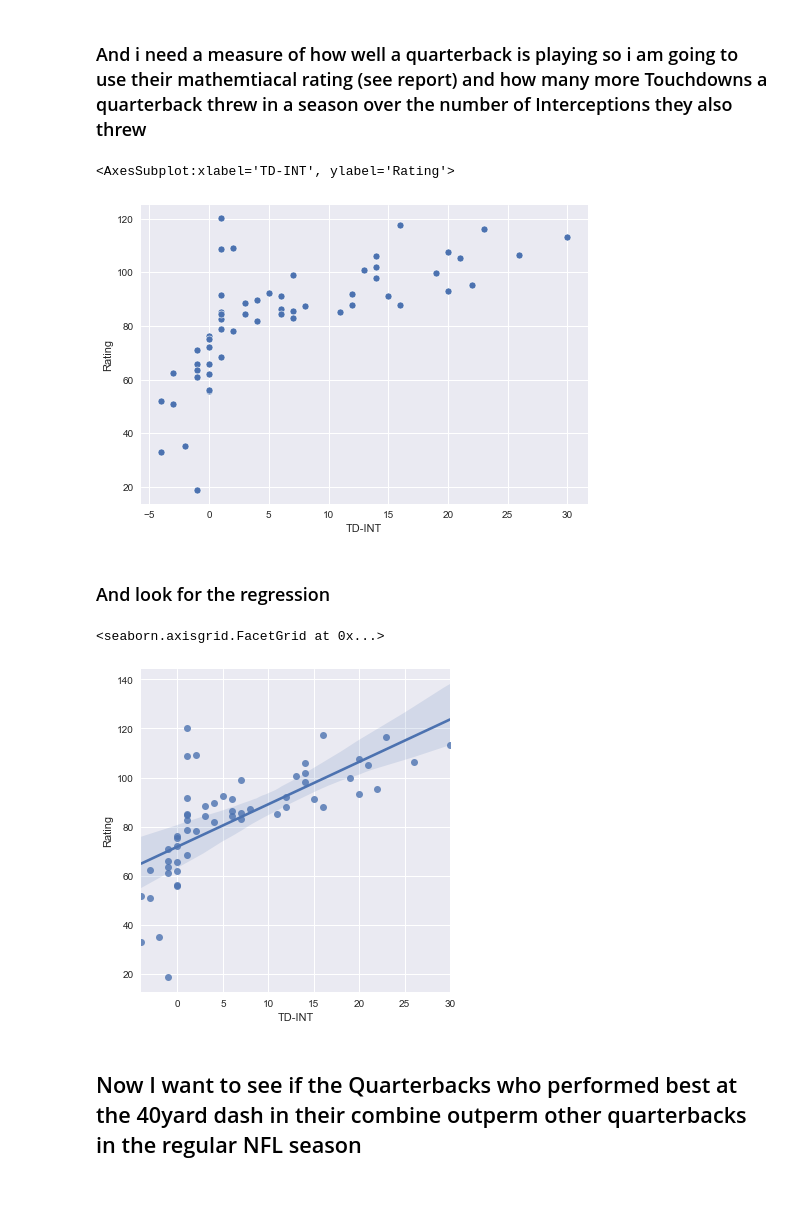
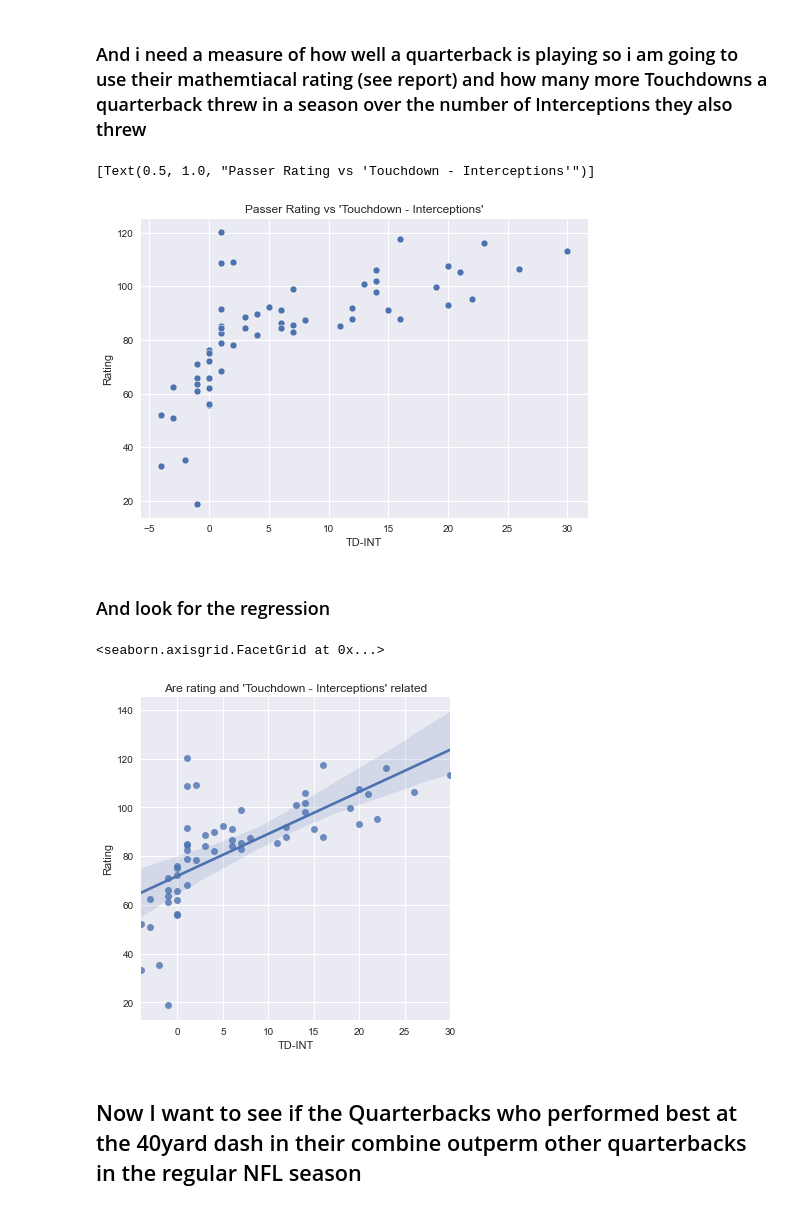
Before and after one commit to User7712/UCDPA_MarkCheesmore, a Jupyter notebook: QB_in_NFL_2019.ipynb, the cells around one changed output. Saved outputs shown, nothing was run; the diff lists cells and outputs as text; code cells hidden in the pictures.

```diff
--- a/QB_in_NFL_2019.ipynb
+++ b/QB_in_NFL_2019.ipynb
@@ -427,17 +427,17 @@ sns.histplot(data=QB_combine_2019_reduced, x="combineShuttle", bins=8, kde=True)
 # %% [markdown]
 ### And i need a measure of how well a quarterback is playing so i am going to use their mathemtiacal rating (see report) and how many more Touchdowns a quarterback threw in a season over the number of Interceptions they also threw
 # %%
-sns.scatterplot(y="Rating",x='TD-INT', data = QB_combine_2019_reduced)
+sns.scatterplot(y="Rating",x='TD-INT', data = QB_combine_2019_reduced).set(title='Passer Rating vs \'Touchdown - Interceptions\'')
 # %% [output]
-<AxesSubplot:xlabel='TD-INT', ylabel='Rating'>
+[Text(0.5, 1.0, "Passer Rating vs 'Touchdown - Interceptions'")]
-[figure, old version]
+[figure, new version]
 # %% [markdown]
 ### And look for the regression
 # %%
-sns.lmplot(y="Rating",x='TD-INT', data = QB_combine_2019_reduced, ci=99)
+sns.lmplot(y="Rating",x='TD-INT', data = QB_combine_2019_reduced, ci=99).set(title='Are rating and \'Touchdown - Interceptions\' related')
 # %% [output]
 <seaborn.axisgrid.FacetGrid at 0x...>
-[figure, old version]
+[figure, new version]
 # %% [markdown]
 ## Now I want to see if the Quarterbacks who performed best at the 40yard dash in their combine outperm other quarterbacks in the regular NFL season
 # %%
```
Also changed, not shown: parts of 11 cells of this notebook.
